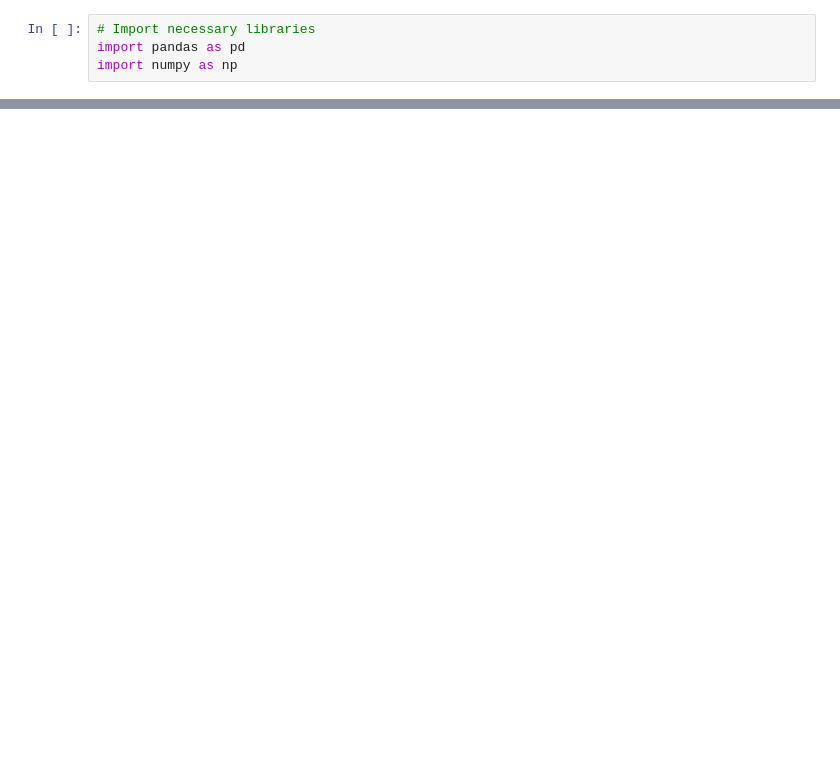
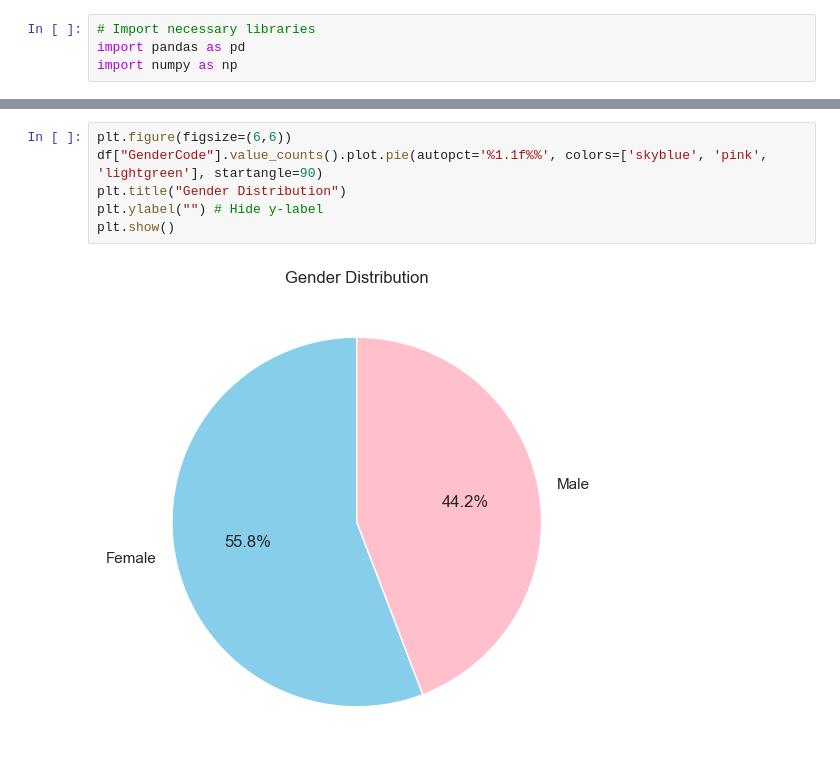
Before and after one commit to SujinJK/HR-Data-Analytics, a Jupyter notebook: HR_Data_Analytics.ipynb, the cells around one changed output, grey strips where cells are left out. Saved outputs shown, nothing was run; the diff lists cells and outputs as text; blank space fills up the shorter version.

```diff
--- a/HR_Data_Analytics.ipynb
+++ b/HR_Data_Analytics.ipynb
@@ -45,0 +100,8 @@ for col in df.columns:
+# %%
+plt.figure(figsize=(6,6))
+df["GenderCode"].value_counts().plot.pie(autopct='%1.1f%%', colors=['skyblue', 'pink', 'lightgreen'], startangle=90)
+plt.title("Gender Distribution")
+plt.ylabel("") # Hide y-label
+plt.show()
+# %% [output]
+[figure, added]
```
Also changed, not shown: parts of 17 cells of this notebook.
